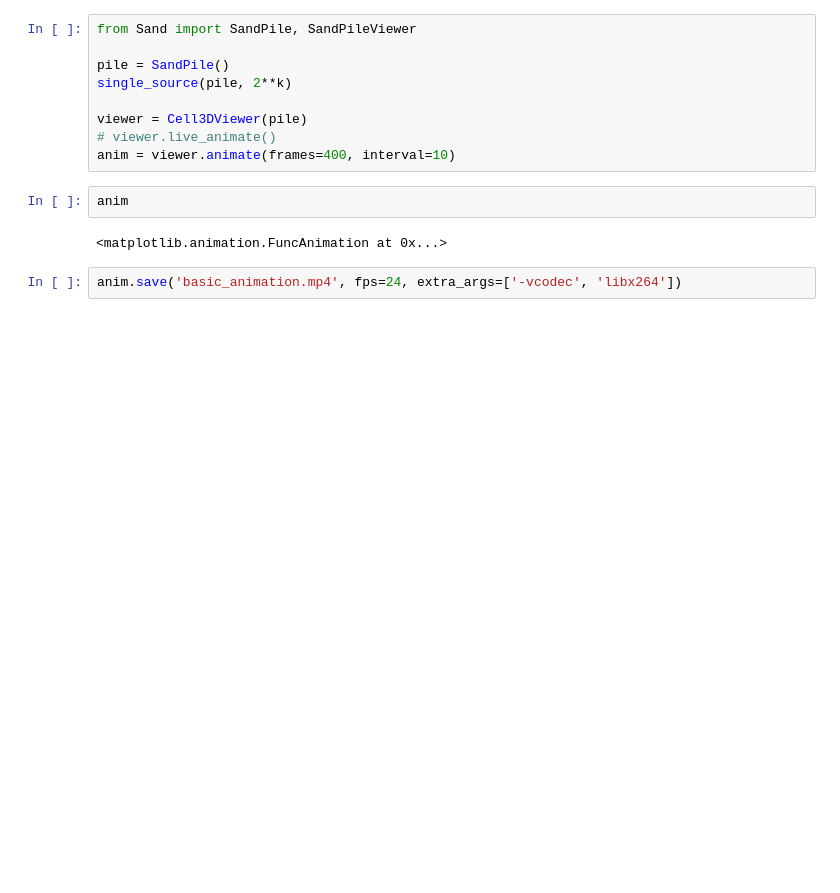
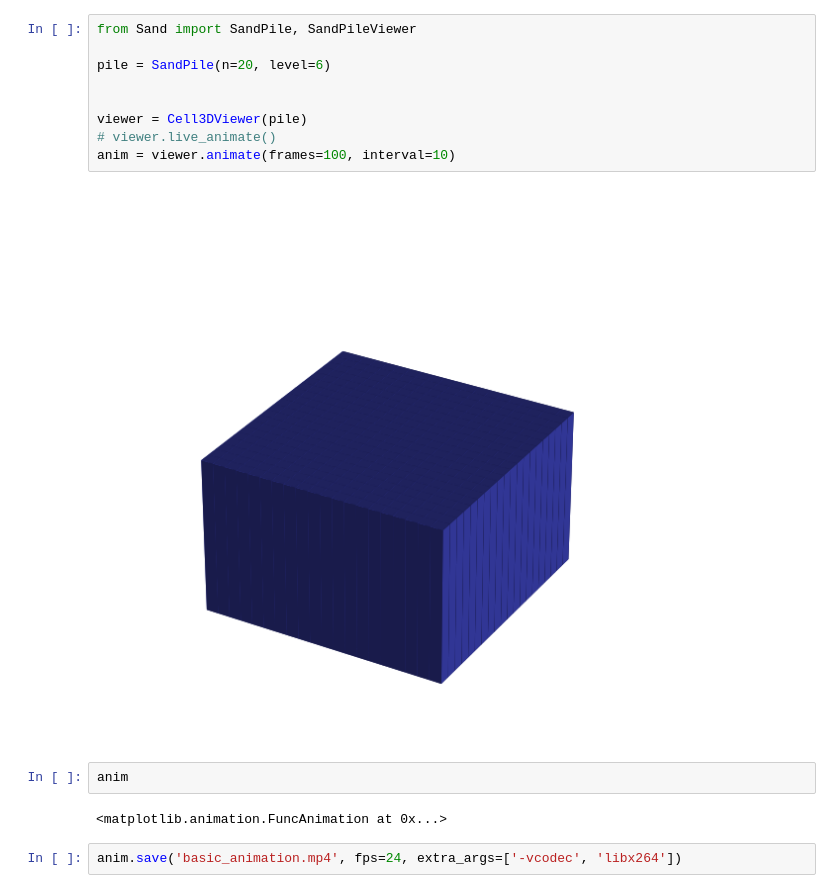
Before and after one commit to mpbrucker/ComplexityProject2, a Jupyter notebook: code/visualize.ipynb, the cells around one changed output. Cells and saved outputs as stored; diff of their text form; blank space fills up the shorter version.

```diff
--- a/code/visualize.ipynb
+++ b/code/visualize.ipynb
@@ -154,12 +33,14 @@ SyntaxError: only named arguments may follow *expression (<ipython-input-3-32e23
 # %%
 from Sand import SandPile, SandPileViewer
 
-pile = SandPile()
-single_source(pile, 2**k)
+pile = SandPile(n=20, level=6)
+
 
 viewer = Cell3DViewer(pile)
 # viewer.live_animate()
-anim = viewer.animate(frames=400, interval=10)
+anim = viewer.animate(frames=100, interval=10)
+# %% [output]
+[figure, added]
 # %%
 anim
 # %% [output]
```
Also changed, not shown: parts of 9 cells of this notebook, 3 other files.
